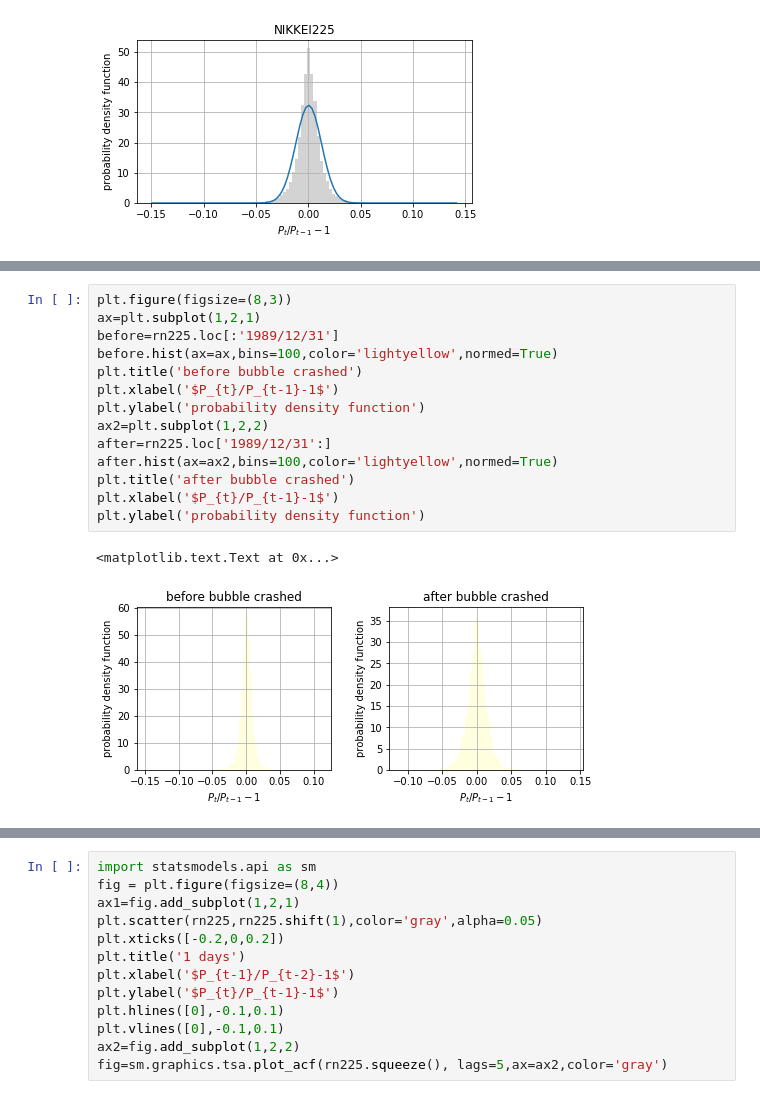
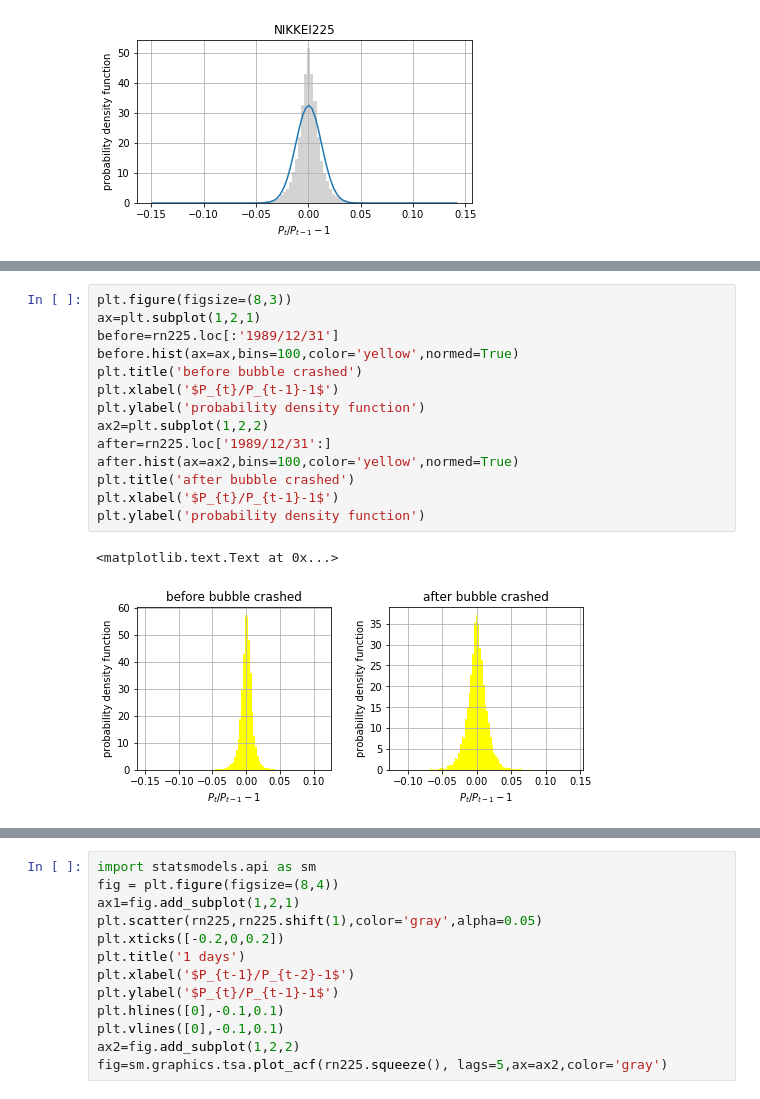
Before and after one commit to innovation1005/python3-for-system-trade, a Jupyter notebook: pan9.ipynb, the cells around one changed output, grey strips where cells are left out. Saved outputs shown, nothing was run; the diff lists cells and outputs as text.

```diff
--- a/pan9.ipynb
+++ b/pan9.ipynb
@@ -56,20 +56,20 @@ mean 0.10563 std 0.25647 skew 0.79591 kurt 1.79989
 # %%
 plt.figure(figsize=(8,3))
 ax=plt.subplot(1,2,1)
 before=rn225.loc[:'1989/12/31']
-before.hist(ax=ax,bins=100,color='lightyellow',normed=True)
+before.hist(ax=ax,bins=100,color='yellow',normed=True)
 plt.title('before bubble crashed')
 plt.xlabel('$P_{t}/P_{t-1}-1$')
 plt.ylabel('probability density function')
 ax2=plt.subplot(1,2,2)
 after=rn225.loc['1989/12/31':]
-after.hist(ax=ax2,bins=100,color='lightyellow',normed=True)
+after.hist(ax=ax2,bins=100,color='yellow',normed=True)
 plt.title('after bubble crashed')
 plt.xlabel('$P_{t}/P_{t-1}-1$')
 plt.ylabel('probability density function')
 # %% [output]
 <matplotlib.text.Text at 0x...>
-[figure, old version]
+[figure, new version]
 # %%
 print("before crashed: mean %2.5f std %2.5f skew %2.5f kurt %2.5f"\
 %(before.mean(),before.std(),before.skew(),before.kurt()))
```
Also changed, not shown: parts of 10 cells of this notebook.
